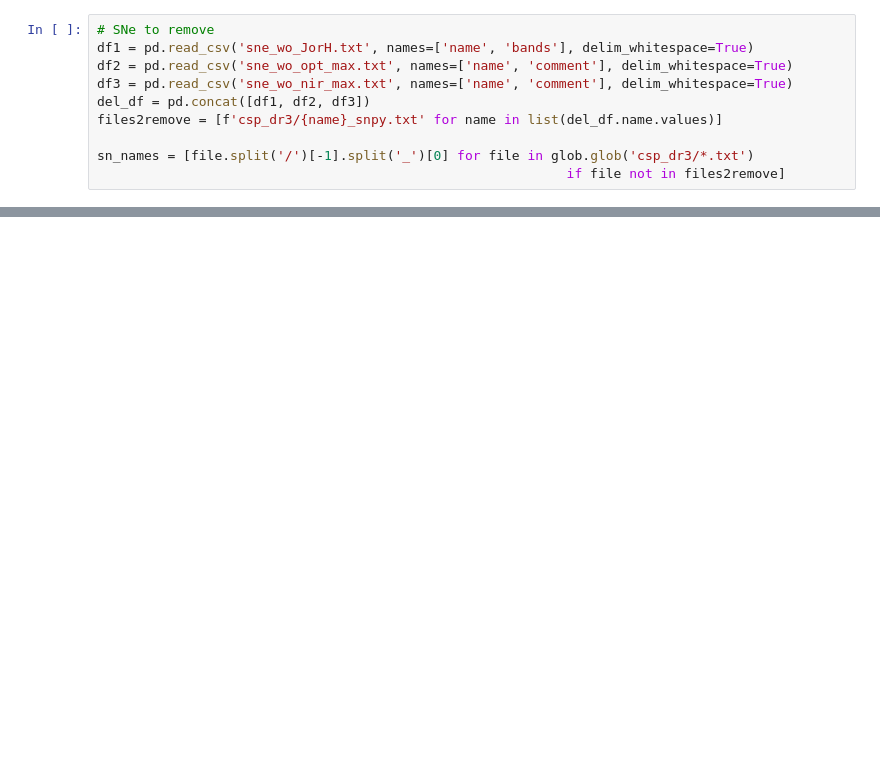
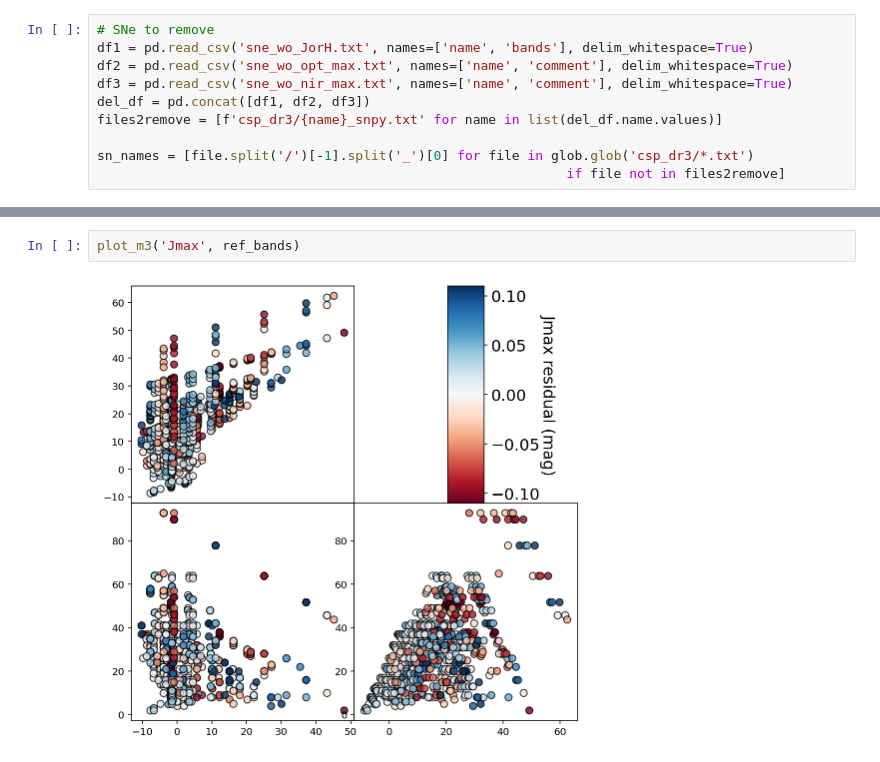
Before and after one commit to HOSTFLOWS/flows_sims, a Jupyter notebook: 3.comparison.ipynb, the cells around one changed output, grey strips where cells are left out. Cells and saved outputs as stored; diff of their text form; blank space fills up the shorter version.

```diff
--- a/3.comparison.ipynb
+++ b/3.comparison.ipynb
@@ -253,0 +252,4 @@ plt.show()
+# %%
+plot_m3('Jmax', ref_bands)
+# %% [output]
+[figure, added]
```
Also changed, not shown: parts of 20 cells of this notebook.
